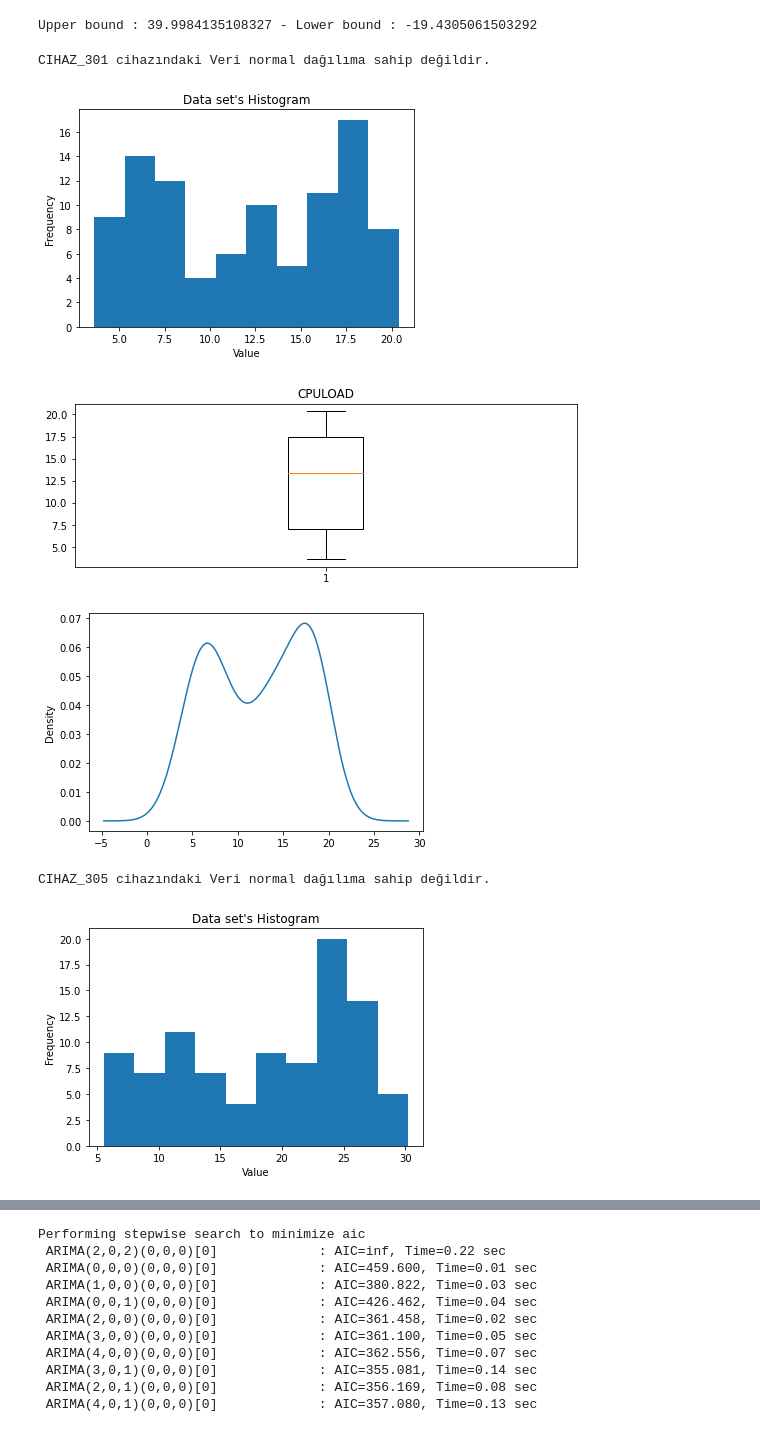
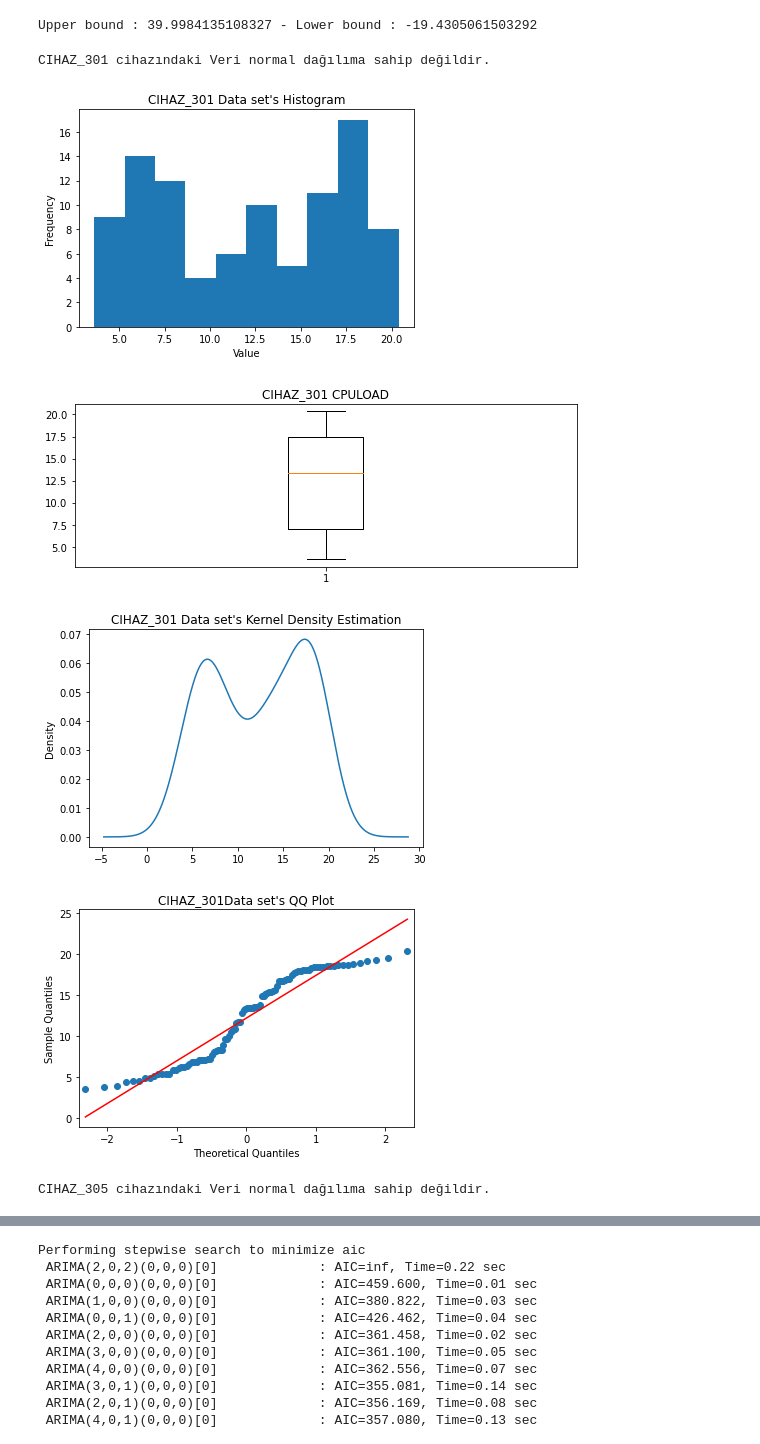
Before and after one commit to necmettinalver/CPULoad-Tahmini-InnovaFuture, a Jupyter notebook: cas1.ipynb, the cells around one changed output, grey strips where cells are left out. Cells and saved outputs as stored; diff of their text form; code cells hidden in the pictures.

Commit message:
QQplot

```diff
--- a/cas1.ipynb
+++ b/cas1.ipynb
@@ -73,35 +74,41 @@ train['HOUR'] = train['DATETIME'].dt.strftime('%H:%M') #estimation will be made
 # %%
 from scipy import stats
 day = 16
 for server in train['SERVER'].unique():
     subdata = train[(train['SERVER']==server) & (train['CPU']=='CPU-0') &  (train.DATETIME>=("2020-05-"+str(day)))&  ("2020-05-"+str(day+1)>train.DATETIME)]
 
     stat, p_value = stats.shapiro(subdata['CPULOAD'])
 
     if p_value > .05:
         print(f"{server} cihazındaki Veri normal dağılıma sahiptir.")
     else:
         print(f"{server} cihazındaki Veri normal dağılıma sahip değildir.")
 
     plt.hist(subdata['CPULOAD'], bins=10)
     plt.xlabel('Value')
     plt.ylabel('Frequency')
-    plt.title('Data set\'s Histogram')
+    plt.title(f'{server} Data set\'s Histogram')
     plt.show()
 
     plt.figure(figsize=(9, 3))
     plt.boxplot(subdata['CPULOAD'])
-    plt.title("CPULOAD")
+    plt.title(f"{server} CPULOAD")
     plt.show()
 
     subdata['CPULOAD'].plot.kde()
+    plt.title(f'{server} Data set\'s Kernel Density Estimation')
+    plt.show()
+
+
+    sm.qqplot(subdata['CPULOAD'], line = "s")
+    plt.title(f'{server} Data set\'s QQ Plot')
     plt.show()
 
     #Data are uniformly distributed
 # %% [output]
 CIHAZ_301 cihazındaki Veri normal dağılıma sahip değildir.
-[figure, old version]
+[figure, new version]
-[figure, old version]
+[figure, new version]
-[figure, old version]
+[figure, new version]
+[figure, new version]
 CIHAZ_305 cihazındaki Veri normal dağılıma sahip değildir.
-[figure, old version]
```
Also changed, not shown: parts of 2 cells of this notebook.
